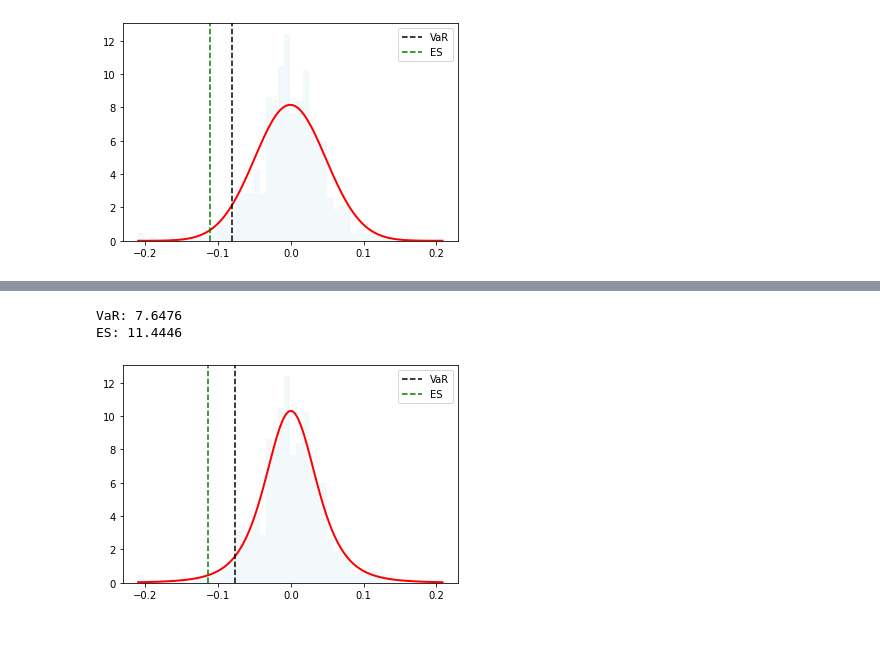
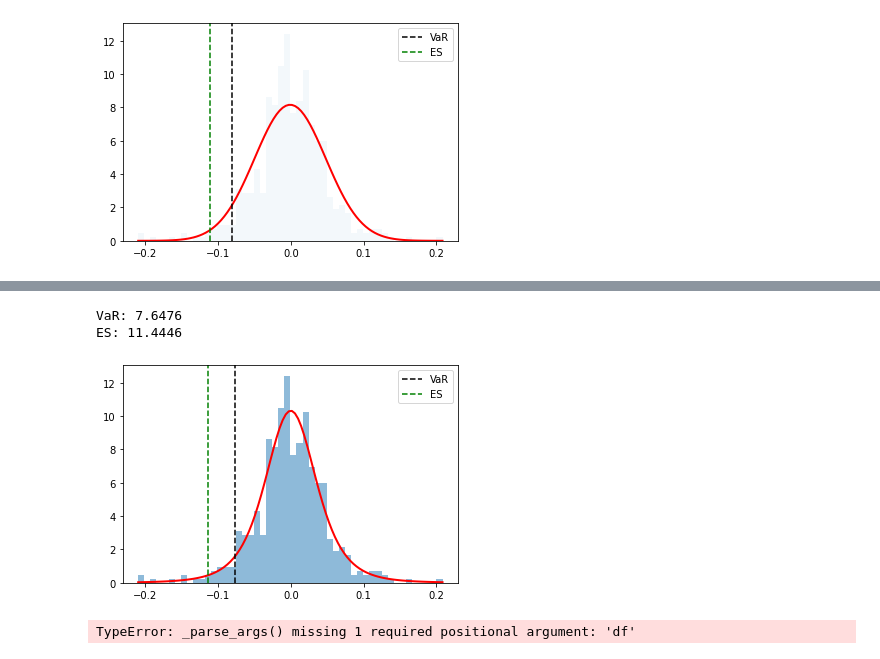
Before and after one commit to MEstrada21/FinTech-545-Spring2023, a Jupyter notebook: Week05/Project/HomeworkWeek5.ipynb, the cells around one changed output, grey strips where cells are left out. Cells and saved outputs as stored; diff of their text form; code cells hidden in the pictures.

```diff
--- a/Week05/Project/HomeworkWeek5.ipynb
+++ b/Week05/Project/HomeworkWeek5.ipynb
@@ -116,21 +214,22 @@ import scipy.stats as stats
 from scipy.optimize import minimize
 
 import numpy as np
-from scipy.stats import t as t_dist
+
 from scipy.optimize import minimize
 
 data = pd.read_csv('problem1.csv')
 
 #convert to numpy array
-data = data.to_numpy()
+# data = data.to_numpy()
 
 
 def general_t_ll(mu, s, nu, x):
-    td = t_dist(nu)
+    td = t(nu)
     log_pdf = td.logpdf((x - mu) / s) - np.log(s)
     return -np.sum(log_pdf)
 
 def fit_general_t(x):
+    x = x.to_numpy()
     # Approximate values based on moments
     start_m = np.mean(x)
     start_nu = 6.0 / stats.kurtosis(x) + 4
@@ -143,46 +242,85 @@ def fit_general_t(x):
     result = minimize(_gtl, (start_m, start_s, start_nu), bounds=bounds)
 
     m, s, nu = result.x
-    t_dist_fitted = t_dist(nu, loc=m, scale=s)
+    t_dist_fitted = t(nu, loc=m, scale=s)
     return {'m': m, 's': s, 'nu': nu, 'model': t_dist_fitted}
 
 
 TDistFitted = fit_general_t(data)
 
 num_simulations = 1000
 simulated_value = TDistFitted['model'].rvs(num_simulations)
 
-# Calculate VaR
+# # Calculate VaR
+# alpha = 0.05
+# var = -TDistFitted['model'].ppf(alpha)
+# pdf = TDistFitted['model'].pdf
+
+# # Calculate Expected Shortfall
+# def ES_func(x):
+#     return x * pdf(x)
+
+# ES, _ = quad(ES_func, -np.inf, var)
+# ES = -ES / alpha
+
+# Calculate VaR t dist
 alpha = 0.05
 var = -TDistFitted['model'].ppf(alpha)
-pdf = TDistFitted['model'].pdf
 
 # Calculate Expected Shortfall
-def ES_func(x):
-    return x * pdf(x)
+def ES_func_t(x):
+    return x * TDistFitted['model'].pdf(x) / alpha
 
-ES, _ = quad(ES_func, -np.inf, var)
-ES = -ES / alpha
+ES, _ = quad(ES_func_t, -np.inf, var)
+
+
+# def calcVaRFittedT(data , alpha = .05):
+#     TDistFitted = fit_general_t(data)
+#     var = -TDistFitted['model'].ppf(alpha)
+#     pdf = TDistFitted['model'].pdf
+#     def ES_func_t(x):
+#         return x * pdf(x) / alpha
+#     ES, _ = quad(ES_func_t, -np.inf, var)
+#     ES = -ES / alpha
+#     return {"VaR": var, "ES": ES}
 
 # Print the results
 print('VaR: {:.4f}'.format(var*100))
-print('ES: {:.4f}'.format(ES*100))
+print('ES: {:.4f}'.format(-ES*100))
 
 # Plot the histogram of the data
-plt.hist(data, bins=50, density=True, alpha=0.05)
+plt.hist(data, bins=50, density=True, alpha=0.5)
 
 # Plot the fitted PDF
 x = np.linspace(np.min(data), np.max(data), 100)
 y = TDistFitted['model'].pdf(x)
 plt.plot(x, y, 'r-', lw=2)
 
 # Plot VaR and Expected Shortfall lines
 plt.axvline(-var, color='black', linestyle='--', label='VaR')
-plt.axvline(-ES, color='green', linestyle='--', label='ES')
+plt.axvline(ES, color='green', linestyle='--', label='ES')
 
 plt.legend()
 plt.show()
 # %% [output]
 VaR: 7.6476
 ES: 11.4446
-[figure, old version]
+[figure, new version]
+# %%
+def calcVaRFittedT(data, alpha = .05):
+    TDistFitted = fit_general_t(data)
+    var = -TDistFitted['model'].ppf(alpha)
+    pdf = TDistFitted['model'].pdf
+    def ES_func_t(x):
+        return x * pdf(x) / alpha
+    ES, _ = quad(ES_func_t, -np.inf, var)
+    ES = -ES / alpha
+    return {"VaR": var, "ES": ES}
+
+
+
+
+Tresult = calcVaRFittedT(data, alpha = .05)
+print(Tresult)
+# %% [output]
+TypeError: _parse_args() missing 1 required positional argument: 'df'
```
Also changed, not shown: parts of 5 cells of this notebook, 5 other files.
